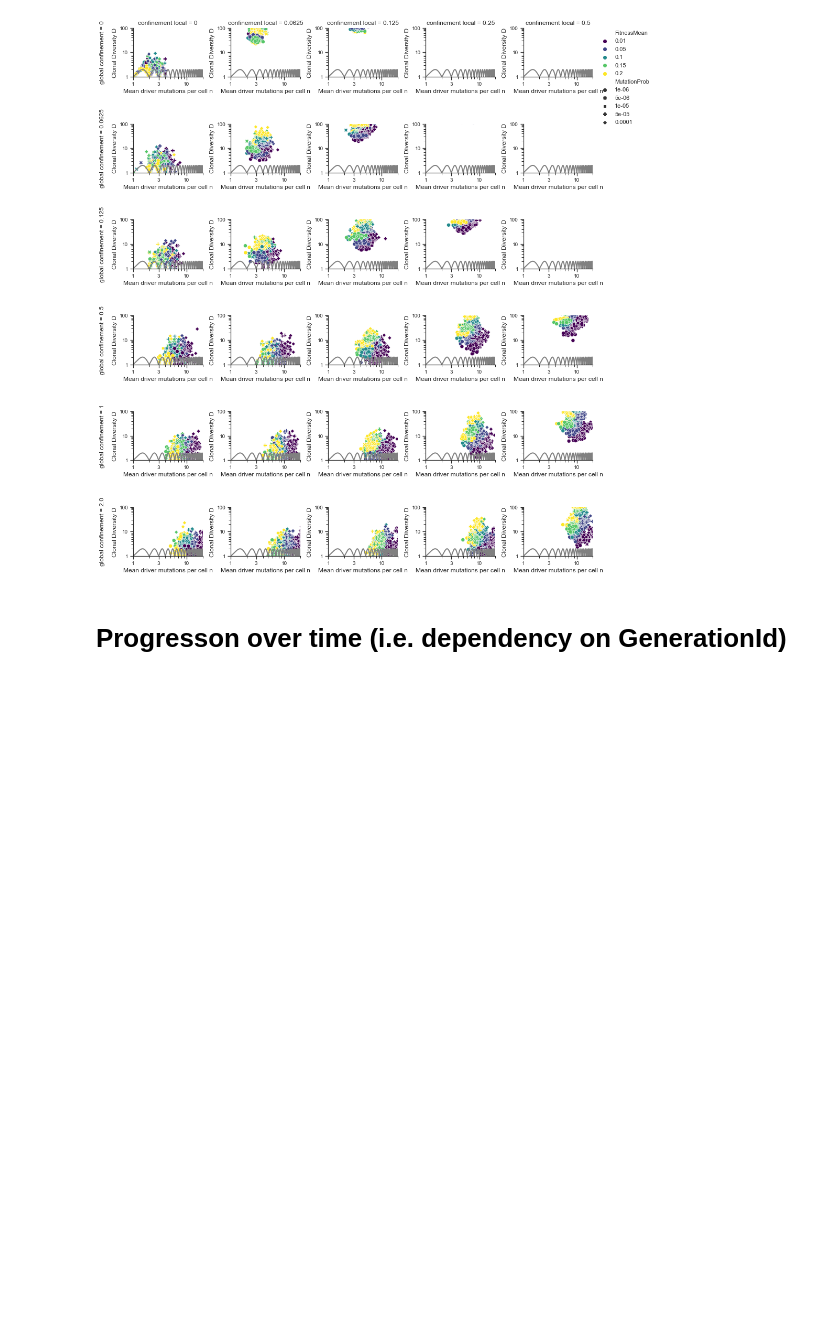
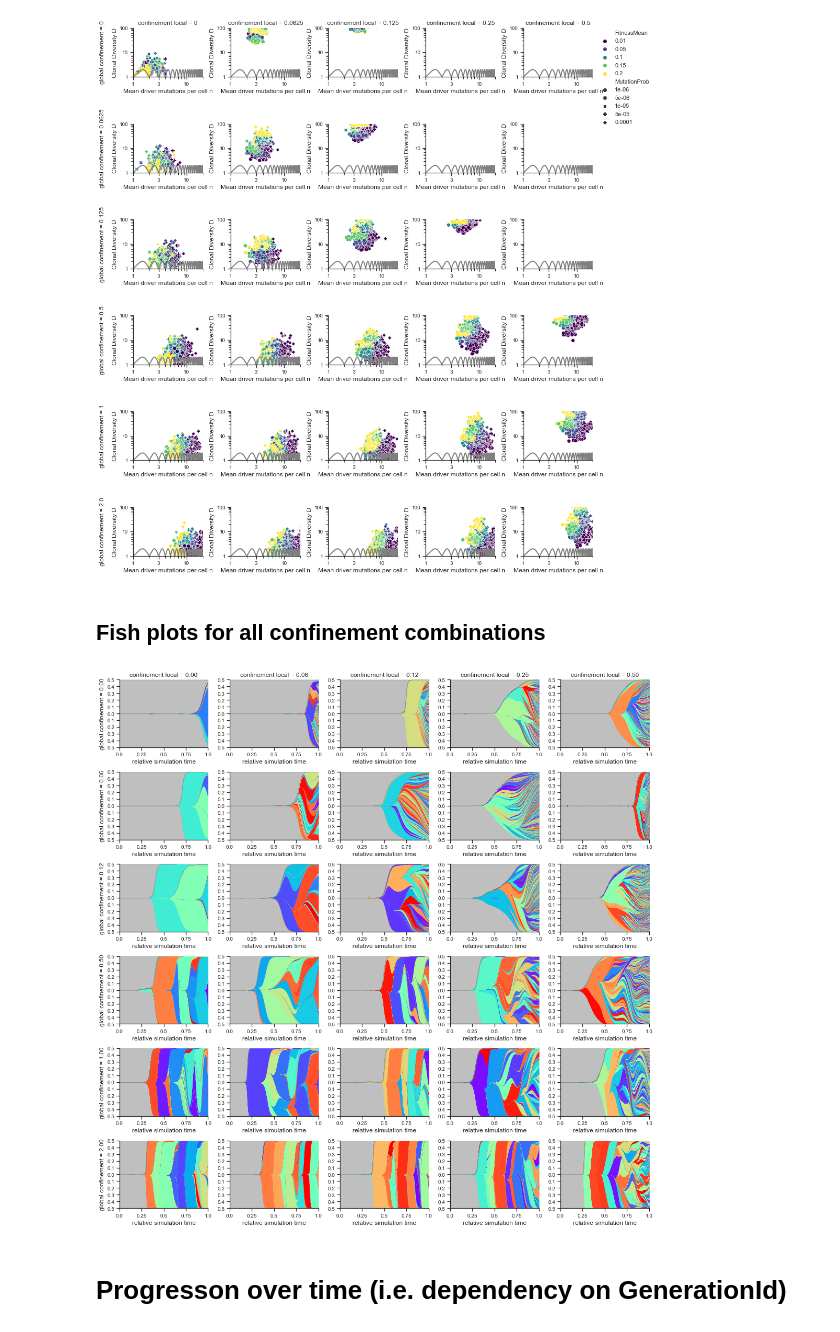
Before and after one commit to schwarzlab-ccb/SMITH, a Jupyter notebook: notebooks/revisions_figures.ipynb, the cells around one changed output. Drawn from its saved outputs; the diff is of its cells as text; code cells hidden in the pictures; blank space fills up the shorter version.

```diff
--- a/notebooks/revisions_figures.ipynb
+++ b/notebooks/revisions_figures.ipynb
@@ -307,5 +250,30 @@ plt.savefig('final_figures/confinement_final_grid_FitnessMean.png', bbox_inches=
 plt.show()
 # %% [output]
 [figure]
+# %% [markdown]
+## Fish plots for all confinement combinations
+# %%
+cur_selection_confinement_global = [0, 0.0625, 0.125, 0.5, 1, 2]
+cur_selection_confinement_local = [0, 0.0625, 0.125, 0.25, 0.5]
+
+fig, axss = plt.subplots(figsize=(15, 15), facecolor='white',
+                         nrows=len(cur_selection_confinement_global), ncols=len(cur_selection_confinement_local))
+
+for cur_Confinement_global, axs in zip(cur_selection_confinement_global, axss):
+    for cur_Confinement_local, ax in zip(cur_selection_confinement_local, axs):
+        if ((cur_Confinement_global, cur_Confinement_local) not in fish_plot_data.keys() or
+             fish_plot_data[(cur_Confinement_global, cur_Confinement_local)] is None):
+            continue
+        plot_final_fish(fish_plot_data[(cur_Confinement_global, cur_Confinement_local)], ax)
+
+for cur_Confinement_global, ax in zip(cur_selection_confinement_global, axss[:, 0]):
+    ax.set_ylabel(f'global confinement = {cur_Confinement_global:.2f}')
+for cur_Confinement_local, ax in zip(cur_selection_confinement_local, axss[0, :]):
+    ax.set_title(f'confinement local = {cur_Confinement_local:.2f}')
+
+plt.tight_layout()
+plt.savefig('final_figures/fish_confinement_grid.png', bbox_inches='tight', dpi=350)
+# %% [output]
+[figure, added]
 # %% [markdown]
 # Progresson over time (i.e. dependency on GenerationId)
```
Also changed, not shown: parts of 43 cells of this notebook, 11 other files.
